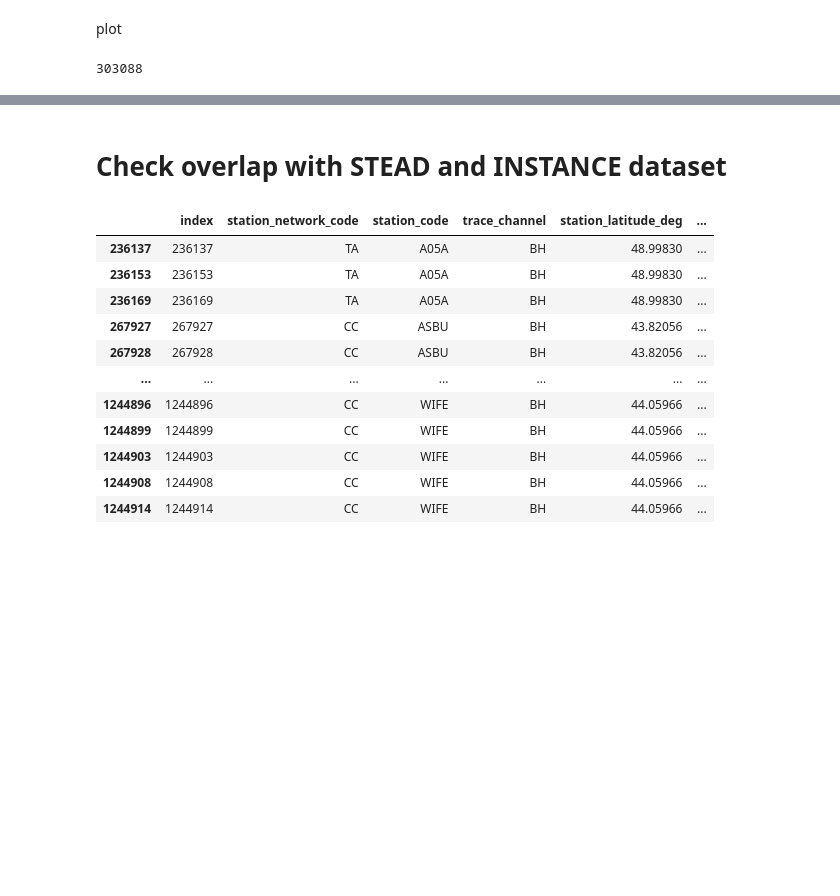
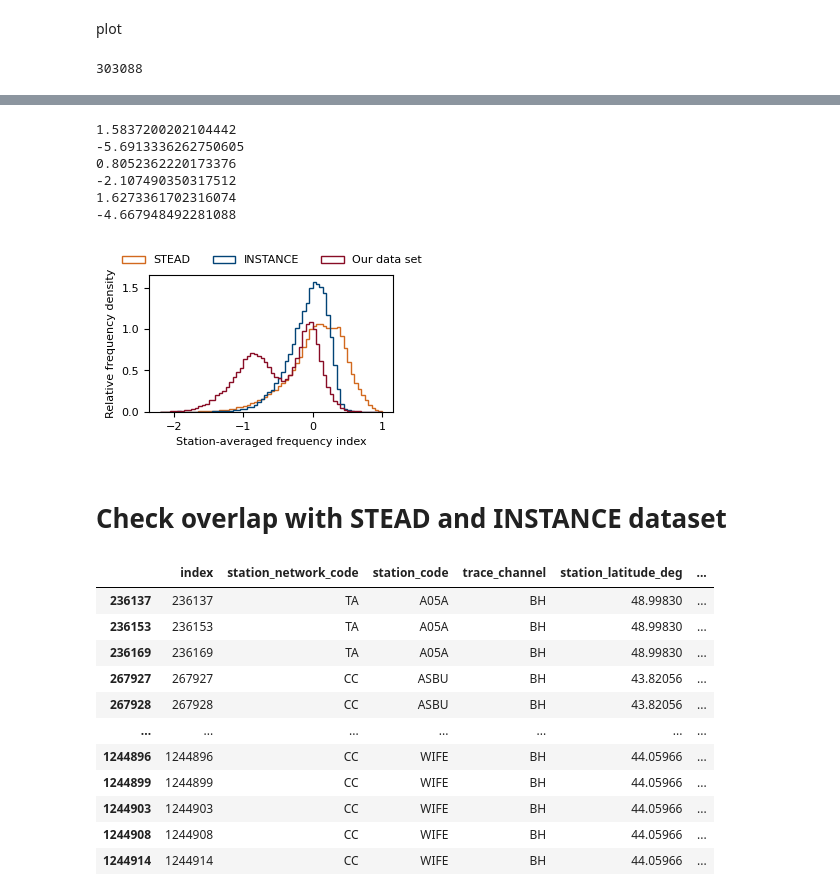
Before and after one commit to zhong-yy/volpick, a Jupyter notebook: data_proc/data_ana.ipynb, the cells around one changed output, grey strips where cells are left out. Saved outputs shown, nothing was run; the diff lists cells and outputs as text; code cells hidden in the pictures; blank space fills up the shorter version.

```diff
--- a/data_proc/data_ana.ipynb
+++ b/data_proc/data_ana.ipynb
@@ -6238,3 +6236,61 @@ plt.savefig(
+# %%
+cm = 1 / 2.54
+fig, axs = plt.subplots(1, 1, figsize=(8 * cm, 4.5 * cm), sharex=True, squeeze=False)
+up_b = 1.0
+lw_b = -2.2
+bins = np.arange(lw_b, up_b + 0.01, 0.05)
+
+fts = 8
+# plt.subplots_adjust(wspace=0.2)
+ax = axs[0][0]
+for i, (meta, label) in enumerate(
+    zip(
+        [stead_metadata, instance_metadata, data_eq.metadata],
+        ["STEAD", "INSTANCE", "Our data set"],
+    )
+):
+    # # freq_indices = stead_metadata["trace_frequency_index"]
+    # event_freq_indices_df = meta.drop_duplicates(
+    #     subset="source_id", keep="first", inplace=False
+    # )
+    # freq_indices = event_freq_indices_df["source_frequency_index"]
+    freq_indices = meta["source_frequency_index"]
+    print(max(freq_indices))
+    print(min(freq_indices))
+    ax.hist(
+        freq_indices,
+        bins,
+        density=True,
+        color="white",
+        edgecolor=colors[label],
+        histtype="step",
+        label=label,
+    )
+    ax.tick_params(labelsize=fts)
+    ax.set_xlabel("Station-averaged frequency index", fontsize=fts)
+
+axs[0][0].legend(
+    fontsize=fts,
+    loc="lower left",
+    bbox_to_anchor=(-0.15, 1.0, 1, 0.08),
+    frameon=False,
+    ncols=3,
+)
+axs[0][0].set_ylabel("Relative frequency density", fontsize=fts)
+# ax.grid()
+plt.savefig(
+    "/home/zhongyiyuan/DATA/my_datasets_seisbench/stead_instance_FI2.pdf",
+    dpi=300,
+    bbox_inches="tight",
+)
+# %% [output]
+1.5837200202104442
+-5.6913336262750605
+0.8052362220173376
+-2.107490350317512
+1.6273361702316074
+-4.667948492281088
+[figure, added]
 # %% [markdown]
 # Check overlap with STEAD and INSTANCE dataset
 # %%
```
Also changed, not shown: parts of 2 cells of this notebook, 1 other file.
